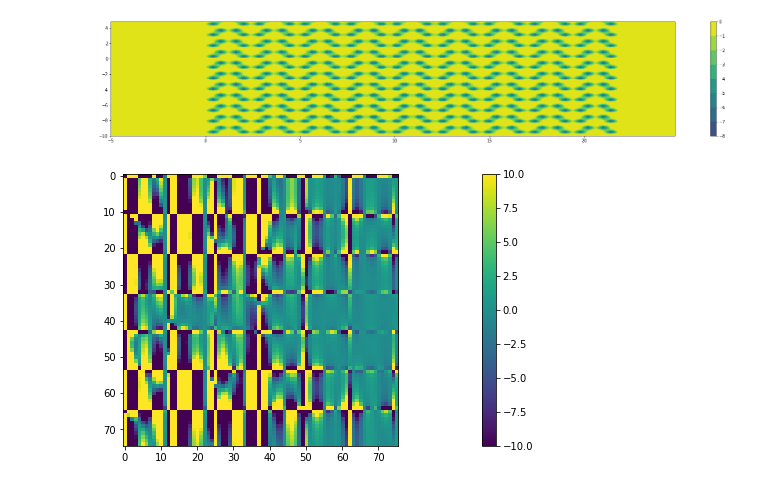
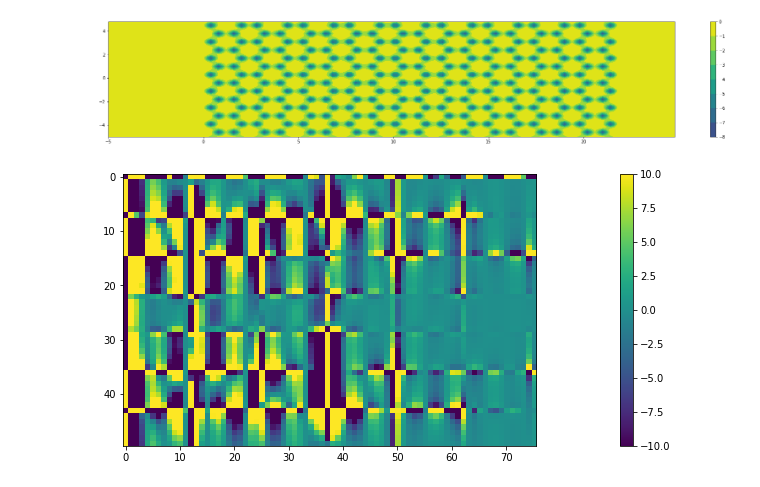
Before and after one commit to sangsoonoh/soliton_exciton, a Jupyter notebook: Kartashov/kartashov.ipynb, the cells around one changed output. Saved outputs shown, nothing was run; the diff lists cells and outputs as text; code cells hidden in the pictures.

Commit message:
lattice implemented

```diff
--- a/Kartashov/kartashov.ipynb
+++ b/Kartashov/kartashov.ipynb
@@ -7,52 +7,49 @@ from matplotlib.ticker import LinearLocator
 # PRL 119, 253904 (2017)
 #https://doi.org/10.1103/PhysRevLett.119.253904
 
-a=1.4 #lattice constant
-uc_pillars = [(0,0), (a/np.sqrt(12), a/np.sqrt(6)), (a/np.sqrt(12)+a/np.sqrt(3), a/np.sqrt(6)), (2*a/np.sqrt(12)+a/np.sqrt(3), 0)] #4 pillars' coordinates in the rectangular unit cell
+a = 1.4 #lattice constant
+b = a/np.sqrt(3)
+uc_pillars = [(0,0),       (0.5*b, 0.5*np.sqrt(3)*b),
+             (1.5*b,0.5*np.sqrt(3)*b), (2*b,0)]
+             #4 pillars' coordinates in the rectangular unit cell
 cell_width = np.sqrt(3)*a
 cell_height = a
-
-
-
-def colvec(lst):
-    return np.transpose(np.array([lst]))
 
 def principaly(y):
     return np.abs(cell_height*(y/cell_height-np.floor(y/cell_height)))
 
 def pillar(coord,pillarindex):
     x,y = coord
     i,j = pillarindex
     ym = j*cell_height + uc_pillars[i%4][1]             + a/np.sqrt(24)
     xm = np.floor(i/4)*cell_width + uc_pillars[i%4][0]  + a/np.sqrt(12)
+
     p=8
     d=.25
     return -p*np.exp(-((x-xm)**2+(y-ym)**2)/d**2)
 
 def R(x,y):
     total = 0
     y = principaly(y)
     for i in np.arange(0,len(uc_pillars)*9):
-        # for j in np.arange(0,3):
         total += pillar( (x,y) , pillarindex=(i,0) )
     return total
 
-
 vR = np.vectorize(R)
 x_ = np.arange(-5, 25, 0.2)
-y_ = np.arange(-10, 5, 0.2)
+y_ = np.arange(-5, 5, 0.2)
 x_, y_ = np.meshgrid(x_, y_)
 
 r_ = vR(x_,y_)
 
 plt.figure(figsize=(30,5))
 h = plt.contourf(x_, y_, r_)
 
 plt.colorbar()
 plt.clim(-10,0)
 plt.show()
 # %% [output]
-[figure, old version]
+[figure, new version]
 # %%
 from scipy.fft import *
 
@@ -63,4 +60,4 @@ h = plt.imshow(np.real((r_tilde)))
 plt.colorbar()
 plt.clim(-10,10)
 # %% [output]
-[figure, old version]
+[figure, new version]
```
Also changed, not shown: 1 other file.
